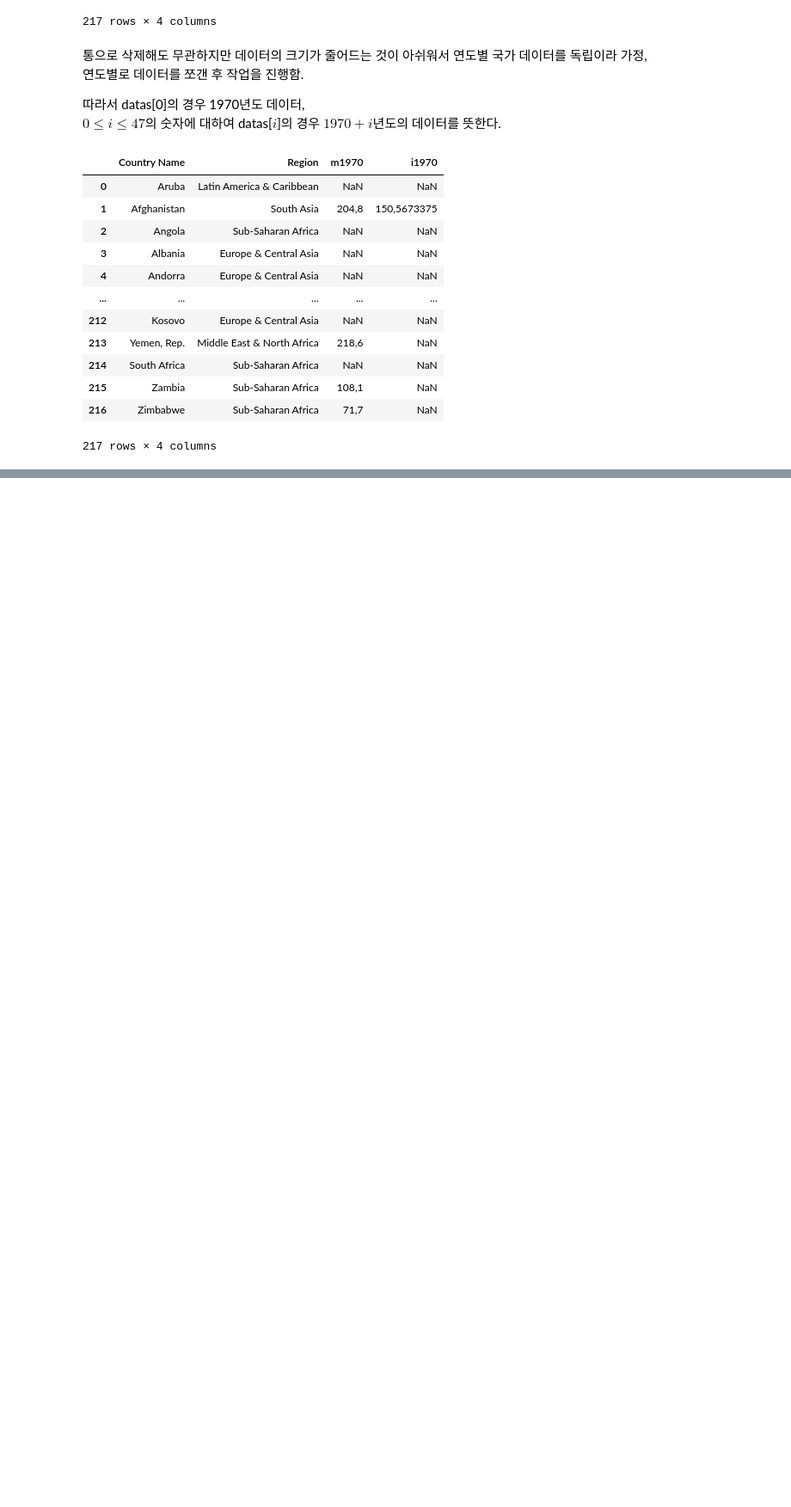
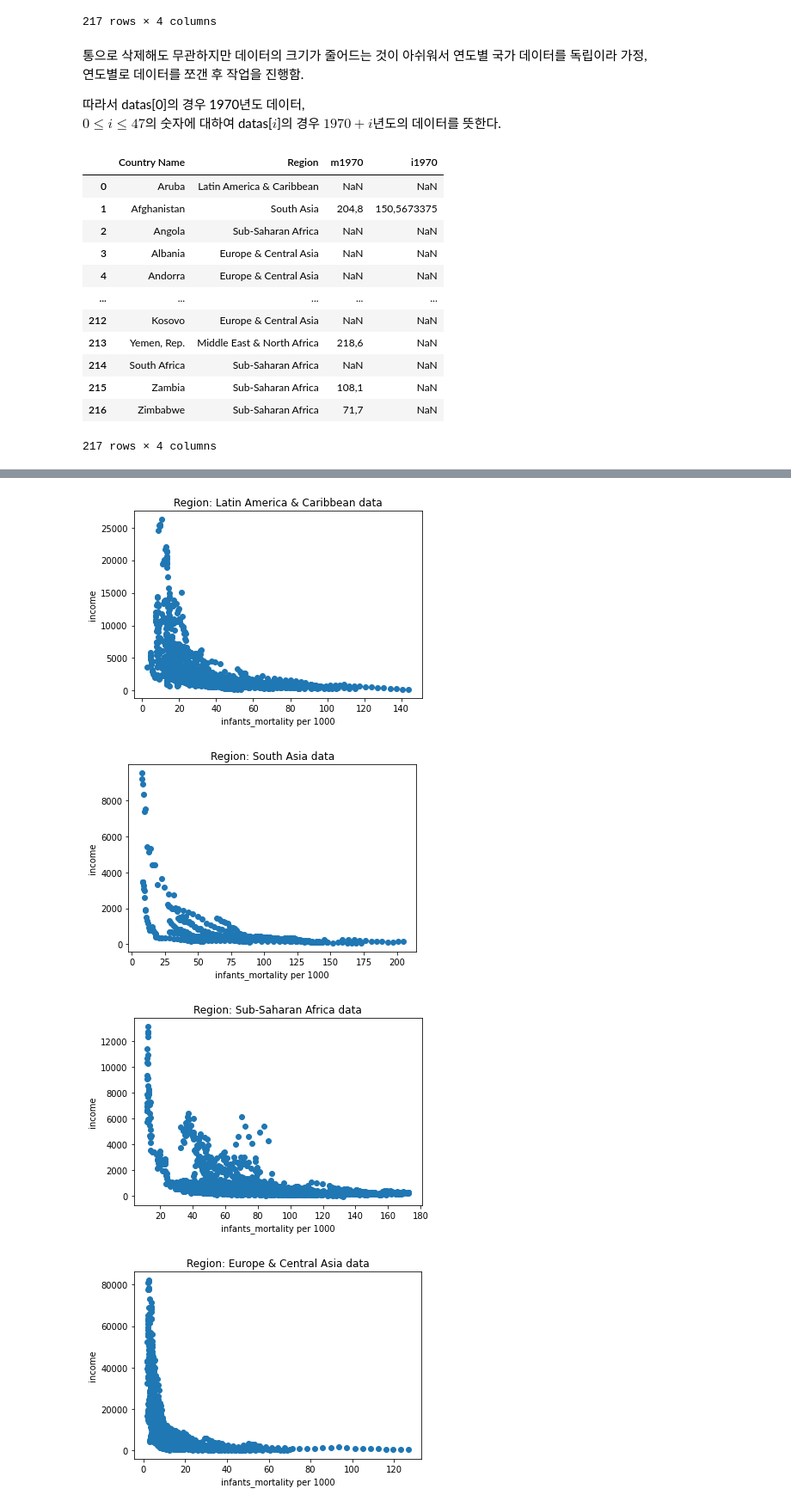
Before and after one commit to seogudwns/BlancEat, a Jupyter notebook: data/Code(jupyter_notebook)/HJ/HJ.ipynb, the cells around one changed output, grey strips where cells are left out. Shown at 86% size. Drawn from its saved outputs; the diff is of its cells as text; code cells hidden in the pictures; blank space fills up the shorter version.

```diff
--- a/data/Code(jupyter_notebook)/HJ/HJ.ipynb
+++ b/data/Code(jupyter_notebook)/HJ/HJ.ipynb
@@ -117,0 +257,9 @@ for i in range(47):
+# %%
+data_split_by_region = []
+for i in data['Region'].unique():
+    data_split_by_region.append(data[data["Region"] == i])
+
+for i in data_split_by_region:
+    print('i.shape =',i.shape)
+
+data_split_by_region[0].head(5)
@@ -117,0 +284,12 @@ for i in range(47):
+# %%
+datas2 = []
+
+for i in range(len(data_split_by_region)):
+    d = []
+    for j in range(1970,2017):
+        d.append(data_split_by_region[i][['Country Name','Region',f'm{j}',f'i{j}']])
+
+    datas2.append(d)
+
+print(datas2[0][0].shape)
+datas2[0][0].head(5)
@@ -117,0 +304,5 @@ for i in range(47):
+# %%
+for i in range(len(datas2)):
+    for j in range(len(datas2[i])):
+        datas2[i][j] = datas2[i][j].dropna()
+datas2[0][0]
@@ -117,0 +327,19 @@ for i in range(47):
+# %%
+title_set = data['Region'].unique()
+for i in range(len(title_set)):
+    x_val2 = []
+    y_val2 = []
+    for j in range(len(datas2[i])):
+        for k in datas2[i][j].index:
+            x_val2.append(float(datas2[i][j][f'm{1970+j}'][k].replace(',','.')))
+            y_val2.append(float(datas2[i][j][f'i{1970+j}'][k].replace(',','.')))
+    plt.scatter(x_val2,y_val2)
+    plt.xlabel('infants_mortality per 1000')
+    plt.ylabel('income')
+    plt.title(f'Region: {title_set[i]} data')
+    plt.show()
+# %% [output]
+[figure, added]
+[figure, added]
+[figure, added]
+[figure, added]
```
Also changed, not shown: parts of 36 cells of this notebook, 6 other files.
